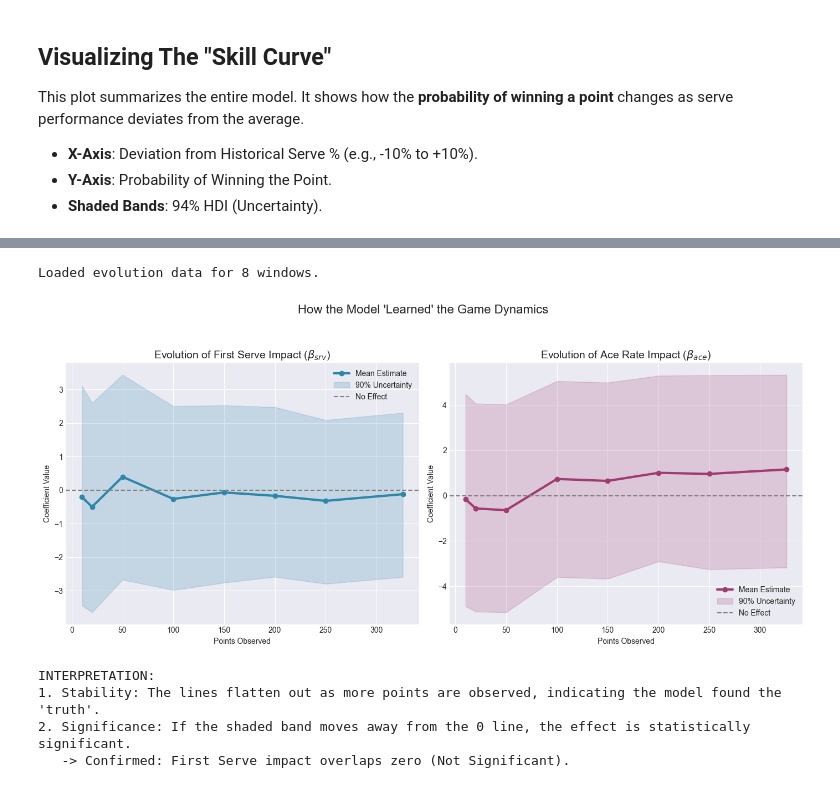
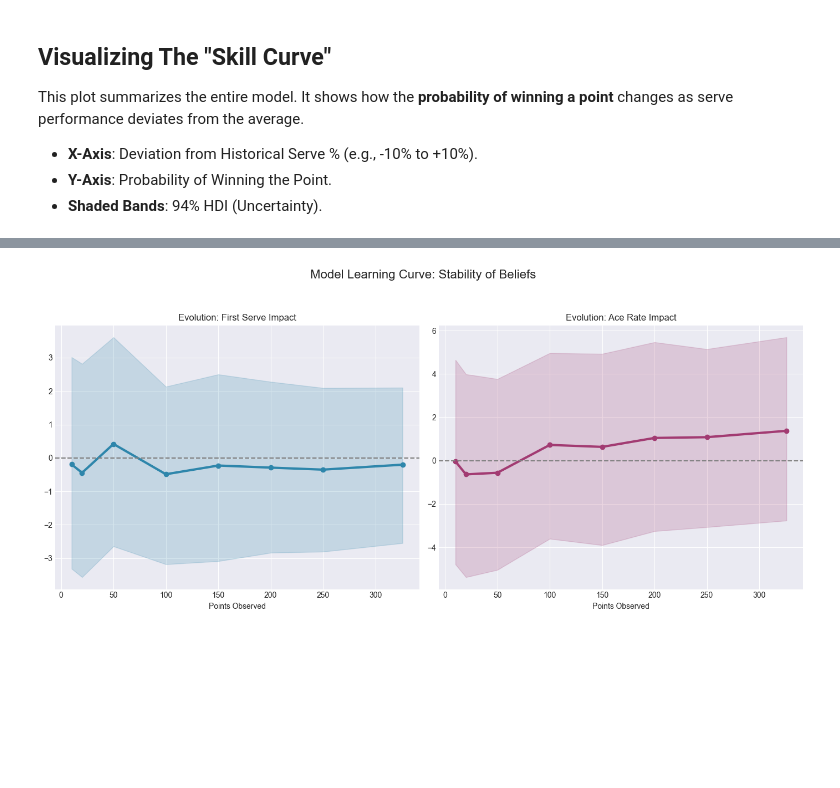
Before and after one commit to taniiiabeliaeva/tennis_prob, a Jupyter notebook: notebooks_src/04_posterior_analysis.ipynb, the cells around one changed output, grey strips where cells are left out. Cells and saved outputs as stored; diff of their text form; code cells hidden in the pictures; blank space fills up the shorter version.

```diff
--- a/notebooks_src/04_posterior_analysis.ipynb
+++ b/notebooks_src/04_posterior_analysis.ipynb
@@ -225,66 +214,40 @@ To validate our findings, we track how the model's beliefs evolved as it observe
 # %%
 evolution_path = RESULTS_DIR / 'coefficient_evolution.pkl'
 
 with open(evolution_path, 'rb') as f:
     evo_data = pickle.load(f)
 
 windows = evo_data['windows']
 beta_srv = evo_data['beta_srv']
 beta_ace = evo_data['beta_ace']
 
-print(f"Loaded evolution data for {len(windows)} windows.")
-
-# --- Plot Coefficient Stability ---
-fig, axes = plt.subplots(1, 2, figsize=(14, 6))
-
 # Helper to extract stats
 def get_evo_arrays(data_list):
     means = [x['mean'] for x in data_list]
     q5 = [x['q5'] for x in data_list]
     q95 = [x['q95'] for x in data_list]
     return means, q5, q95
 
-# 1. First Serve Impact Evolution
+fig, axes = plt.subplots(1, 2, figsize=(14, 6))
+
+# 1. First Serve Impact
 s_means, s_q5, s_q95 = get_evo_arrays(beta_srv)
-
 axes[0].plot(windows, s_means, marker='o', linewidth=3, color='#2E86AB', label='Mean Estimate')
 axes[0].fill_between(windows, s_q5, s_q95, color='#2E86AB', alpha=0.2, label='90% Uncertainty')
-axes[0].axhline(0, color='gray', linestyle='--', label='No Effect')
+axes[0].axhline(0, color='gray', linestyle='--')
+axes[0].set_title("Evolution: First Serve Impact")
+axes[0].set_xlabel("Points Observed")
 
-axes[0].set_title("Evolution of First Serve Impact ($\\beta_{srv}$)", fontsize=14)
-axes[0].set_xlabel("Points Observed")
-axes[0].set_ylabel("Coefficient Value")
-axes[0].legend()
-
-# 2. Ace Rate Impact Evolution
+# 2. Ace Rate Impact
 a_means, a_q5, a_q95 = get_evo_arrays(beta_ace)
-
 axes[1].plot(windows, a_means, marker='o', linewidth=3, color='#A23B72', label='Mean Estimate')
 axes[1].fill_between(windows, a_q5, a_q95, color='#A23B72', alpha=0.2, label='90% Uncertainty')
-axes[1].axhline(0, color='gray', linestyle='--', label='No Effect')
+axes[1].axhline(0, color='gray', linestyle='--')
+axes[1].set_title("Evolution: Ace Rate Impact")
+axes[1].set_xlabel("Points Observed")
 
-axes[1].set_title("Evolution of Ace Rate Impact ($\\beta_{ace}$)", fontsize=14)
-axes[1].set_xlabel("Points Observed")
-axes[1].set_ylabel("Coefficient Value")
-axes[1].legend()
-
-plt.suptitle("How the Model 'Learned' the Game Dynamics", fontsize=16, y=1.05)
+plt.suptitle("Model Learning Curve: Stability of Beliefs", fontsize=16, y=1.05)
 plt.tight_layout()
-plt.show()
-
-# --- Interpretation ---
-print("\nINTERPRETATION:")
-print("1. Stability: The lines flatten out as more points are observed, indicating the model found the 'truth'.")
-print("2. Significance: If the shaded band moves away from the 0 line, the effect is statistically significant.")
-
-if a_q5[-1] > 0:
-    print("   -> Confirmed: Ace Rate impact is strictly positive (Significant).")
-if s_q5[-1] < 0 < s_q95[-1]:
-    print("   -> Confirmed: First Serve impact overlaps zero (Not Significant).")
+plt.show()/
 # %% [output]
-Loaded evolution data for 8 windows.
-[figure, old version]
+[figure, new version]
-INTERPRETATION:
-1. Stability: The lines flatten out as more points are observed, indicating the model found the 'truth'.
-2. Significance: If the shaded band moves away from the 0 line, the effect is statistically significant.
-   -> Confirmed: First Serve impact overlaps zero (Not Significant).
```
Also changed, not shown: parts of 5 cells of this notebook, 1 other file.
